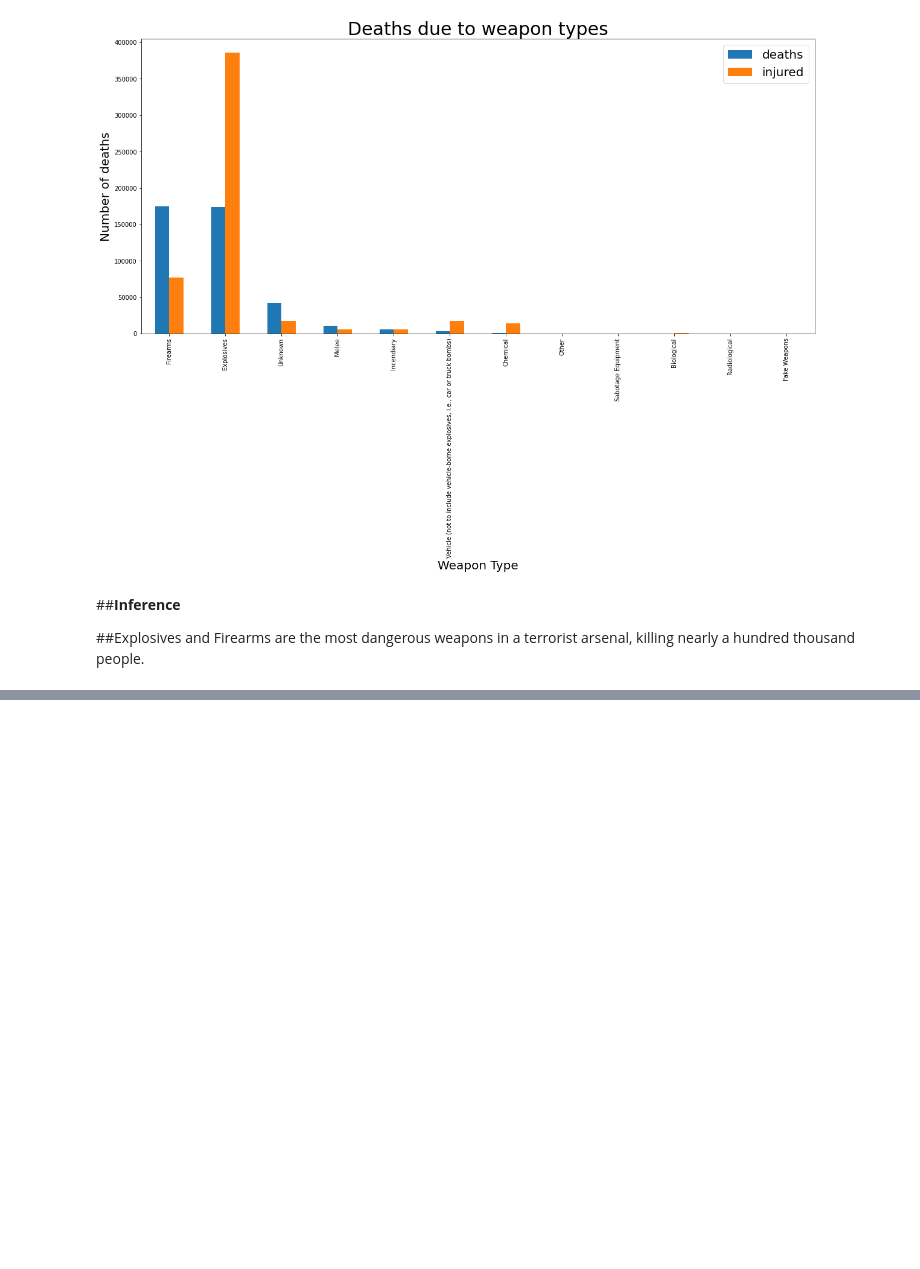
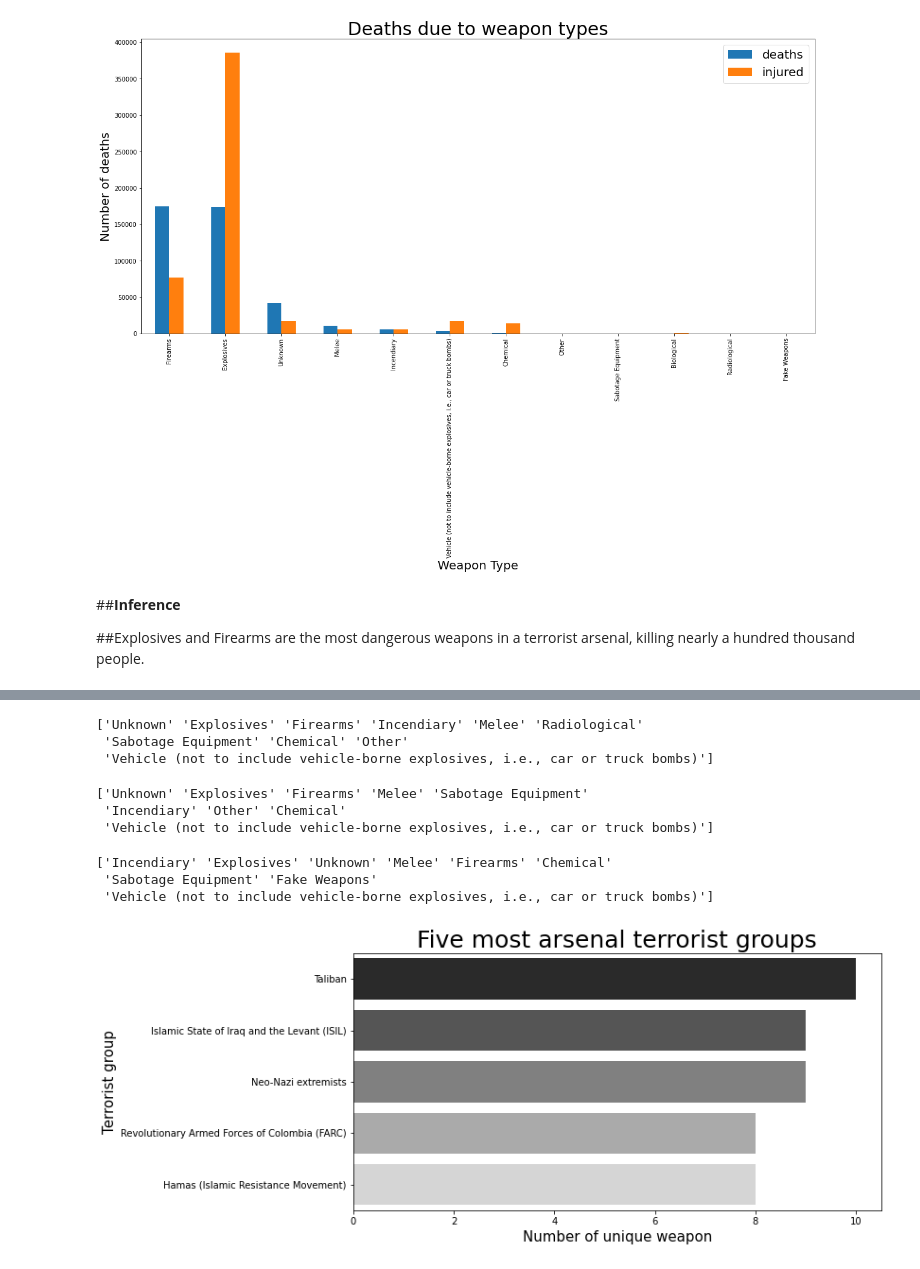
Before and after one commit to nivyathiruvoth/Global-Terrorism-Analysis, a Jupyter notebook: EDA_Global_Terrorism_Analysis.ipynb, the cells around one changed output, grey strips where cells are left out. Saved outputs shown, nothing was run; the diff lists cells and outputs as text; code cells hidden in the pictures; blank space fills up the shorter version.

```diff
--- a/EDA_Global_Terrorism_Analysis.ipynb
+++ b/EDA_Global_Terrorism_Analysis.ipynb
@@ -660,0 +663,6 @@ plt.show()
+# %%
+#creating a new data frame with required columns
+df1=new_gtd[["gname","weapon"]]
+# %%
+df2=df1.groupby("gname")["weapon"].unique().reset_index()
+df2
@@ -660,0 +683,4 @@ plt.show()
+# %%
+#Creating a new column with the list of unique weapons possessed by each terrorist groups.
+df2['number of unique weapons'] = df2['weapon'].str.len()
+df2.sort_values(by='number of unique weapons', ascending=False,inplace=True)
@@ -660,0 +701,3 @@ plt.show()
+# %%
+#Dropping the row of group name "unknown"
+df2.drop(3408,inplace=True)
@@ -660,0 +715,6 @@ plt.show()
+# %%
+print(Taliban[0])
+# %% [output]
+['Unknown' 'Explosives' 'Firearms' 'Incendiary' 'Melee' 'Radiological'
+ 'Sabotage Equipment' 'Chemical' 'Other'
+ 'Vehicle (not to include vehicle-borne explosives, i.e., car or truck bombs)']
@@ -660,0 +723,24 @@ plt.show()
+# %%
+print(ISIL[0])
+# %% [output]
+['Unknown' 'Explosives' 'Firearms' 'Melee' 'Sabotage Equipment'
+ 'Incendiary' 'Other' 'Chemical'
+ 'Vehicle (not to include vehicle-borne explosives, i.e., car or truck bombs)']
+# %%
+Neo_Nazi_extremists	= list(df2["weapon"][2:3])
+print(Neo_Nazi_extremists[0])
+# %% [output]
+['Incendiary' 'Explosives' 'Unknown' 'Melee' 'Firearms' 'Chemical'
+ 'Sabotage Equipment' 'Fake Weapons'
+ 'Vehicle (not to include vehicle-borne explosives, i.e., car or truck bombs)']
+# %%
+plt.rcParams["figure.figsize"]=(10,5)
+sns.barplot(data = df2.head(), x = 'number of unique weapons', y = 'gname', palette = 'gist_gray')
+sns.color_palette("mako", as_cmap=True)
+plt.title("Five most arsenal terrorist groups",fontsize=25)
+plt.ylabel("Terrorist group",fontsize=15)
+plt.xlabel("Number of unique weapon",fontsize=15)
+# Show the plot
+plt.show()
+# %% [output]
+[figure, added]
```
Also changed, not shown: parts of 21 cells of this notebook.
